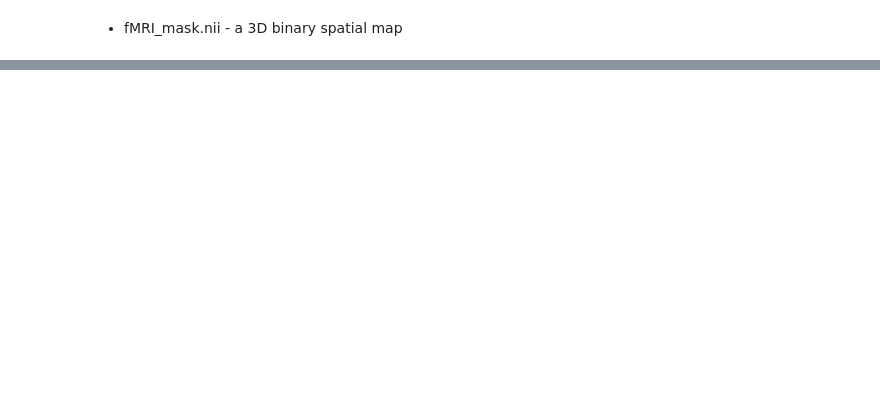
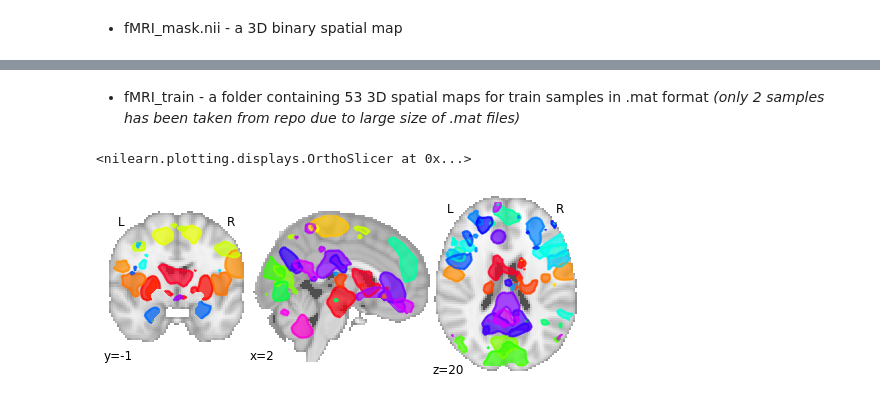
Before and after one commit to szachovy/TReNDS-Neuroimaging, a Jupyter notebook: local.ipynb, the cells around one changed output, grey strips where cells are left out. Saved outputs shown, nothing was run; the diff lists cells and outputs as text; code cells hidden in the pictures; blank space fills up the shorter version.

Commit message:
MRI visualization

```diff
--- a/local.ipynb
+++ b/local.ipynb
@@ -188,2 +203,5 @@ fnc.describe()
 # %% [markdown]
 * fMRI_mask.nii - a 3D binary spatial map
+# %%
+mask = image.load_img("data/fMRI_mask.nii")
+plotting.plot_roi("data/fMRI_mask.nii")
@@ -189,0 +211,32 @@ fnc.describe()
+# %% [markdown]
+* fMRI_train - a folder containing 53 3D spatial maps for train samples in .mat format _(only 2 samples has been taken from repo due to large size of .mat files)_
+# %%
+def load_subject(filename, mask_niimg):
+    """
+    Load a subject saved in .mat format with
+        the version 7.3 flag. Return the subject
+        niimg, using a mask niimg as a template
+        for nifti headers.
+
+    Args:
+        filename    <str>            the .mat filename for the subject data
+        mask_niimg  niimg object     the mask niimg object used for nifti headers
+    """
+
+    subject_data = None
+
+    with h5py.File(filename, 'r') as f:
+        subject_data = f['SM_feature'][()]
+
+    # It's necessary to reorient the axes, since h5py flips axis order
+    subject_data = np.moveaxis(subject_data, [0,1,2,3], [3,2,1,0])
+    subject_niimg = image.new_img_like(mask, subject_data, affine=mask.affine, copy_header=True)
+    return subject_niimg
+# %%
+plotting.plot_prob_atlas(load_subject('data/fMRI_train/10002.mat', mask),
+                         view_type='filled_contours',
+                         draw_cross=False,
+                         threshold='auto')
+# %% [output]
+<nilearn.plotting.displays.OrthoSlicer at 0x...>
+[figure, added]
```
Also changed, not shown: parts of 11 cells of this notebook.
